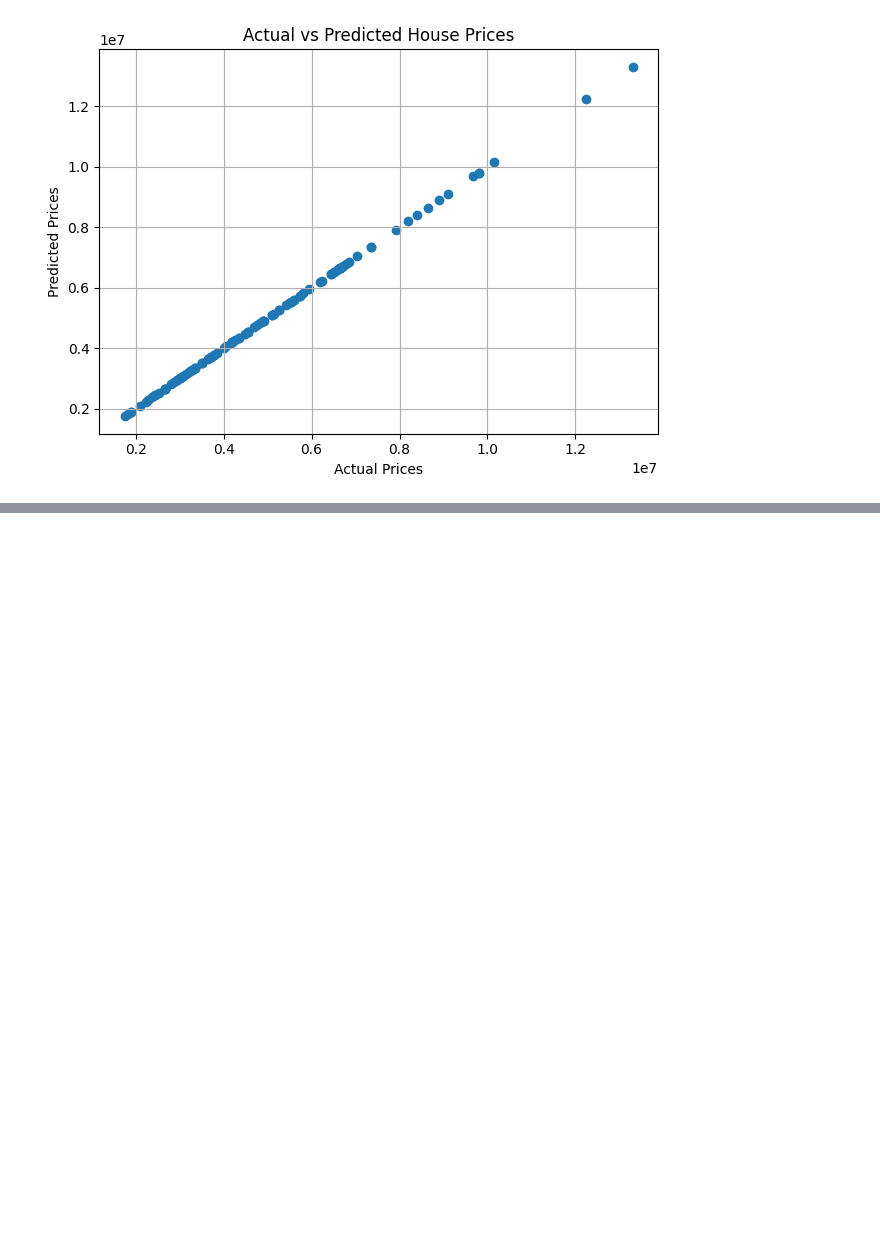
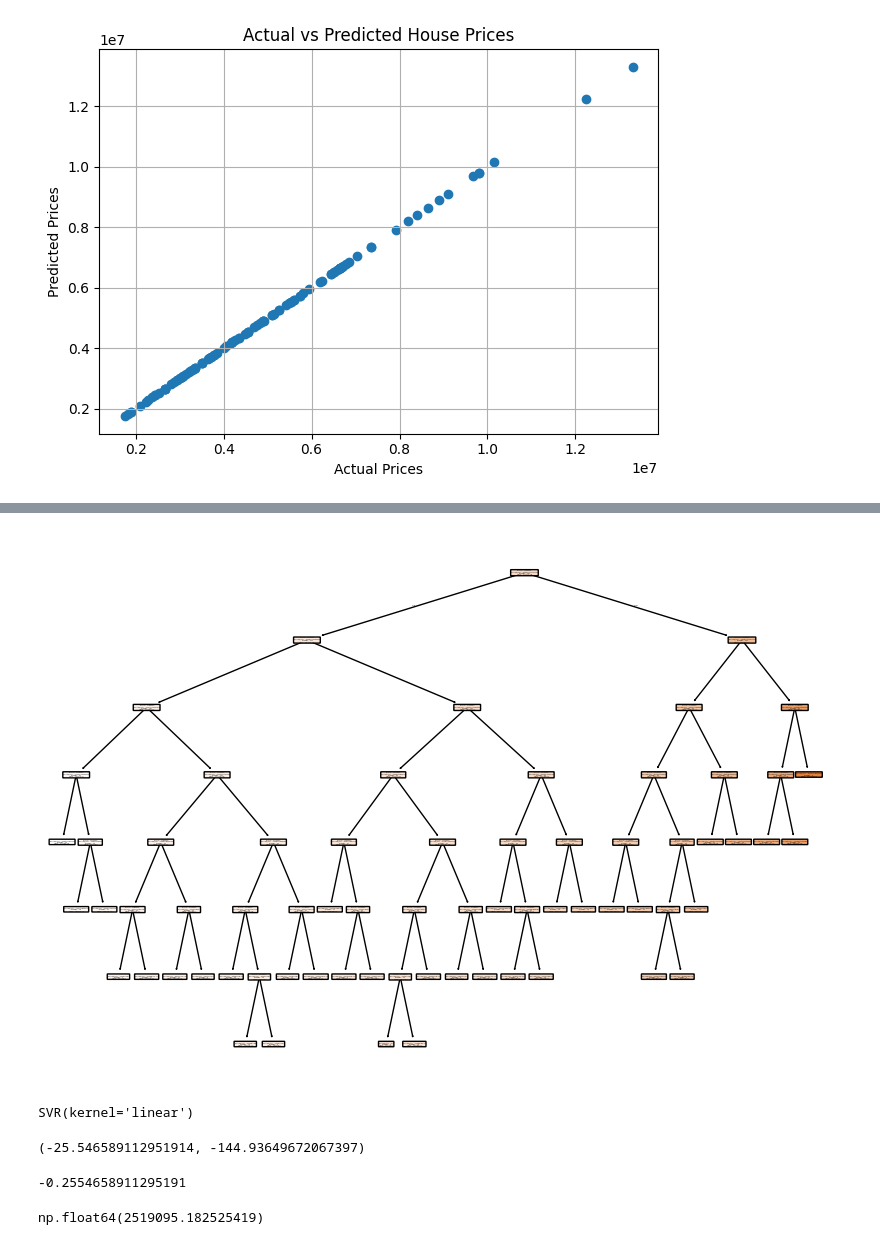
Before and after one commit to kiyoshi-code/Housing_Price_Prediction-ML_Project, a Jupyter notebook: main.ipynb, the cells around one changed output, grey strips where cells are left out. Saved outputs shown, nothing was run; the diff lists cells and outputs as text; code cells hidden in the pictures; blank space fills up the shorter version.

```diff
--- a/main.ipynb
+++ b/main.ipynb
@@ -216,0 +261,12 @@ plt.show()
+# %%
+from sklearn.model_selection import RandomizedSearchCV
+
+param_dist={
+    "max_depth":[3,5,10,15,20,None],
+    "min_samples_split":[2,5,10,20],
+    "min_samples_leaf":[1,2,5,10],
+    "max_features":[None,"sqrt","log2"]
+}
+# %%
+rd=RandomizedSearchCV(estimator=DecisionTreeRegressor(random_state=42),param_distributions=param_dist, n_iter=20, cv=5, scoring="r2", n_jobs=-1, random_state=42)
+rd.fit(x_train, y_train)
@@ -216,0 +281,19 @@ plt.show()
+# %%
+best_tree=rd.best_estimator_
+# %%
+plt.figure(figsize=(10,7))
+plot_tree(best_tree, feature_names=x_train.columns, filled=True, rounded=True)
+plt.show()
+# %% [output]
+[figure, added]
+# %%
+#svr
+from sklearn.svm import SVR
+sv=SVR(kernel="linear")
+sv.fit(x_train, y_train)
+# %% [output]
+SVR(kernel='linear')
+# %%
+sv.score(x_test, y_test)*100, sv.score(x_train, y_train)*100
+# %% [output]
+(-25.546589112951914, -144.93649672067397)
@@ -216,0 +303,8 @@ plt.show()
+# %%
+r2_score(y_test, y_pred)
+# %% [output]
+-0.2554658911295191
+# %%
+np.sqrt(mean_squared_error(y_test, y_pred))
+# %% [output]
+np.float64(2519095.182525419)
```
Also changed, not shown: parts of 25 cells of this notebook, 3 other files.
